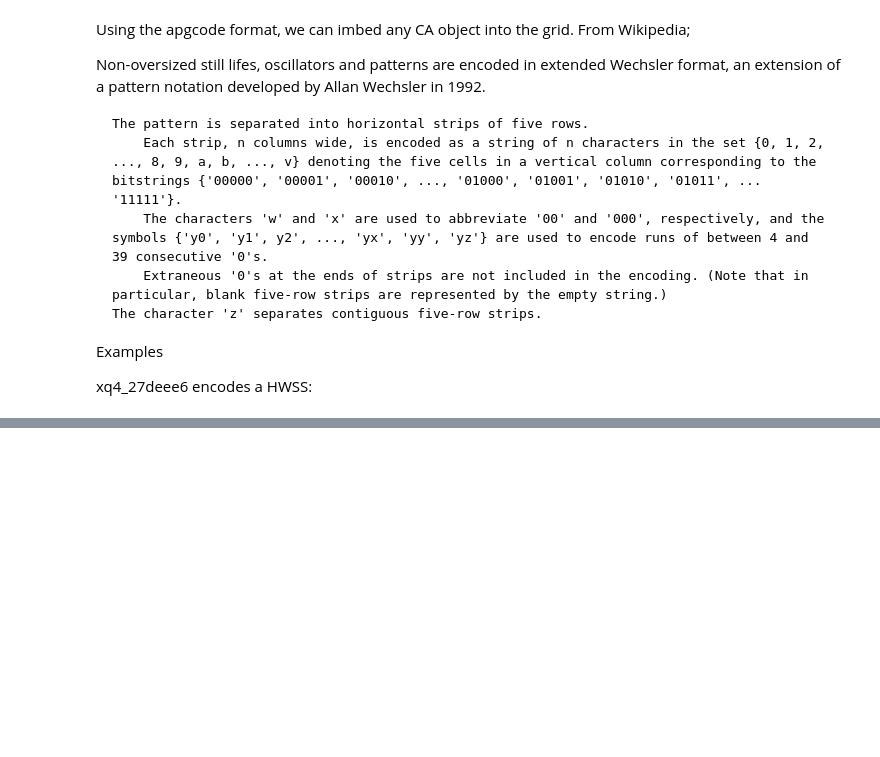
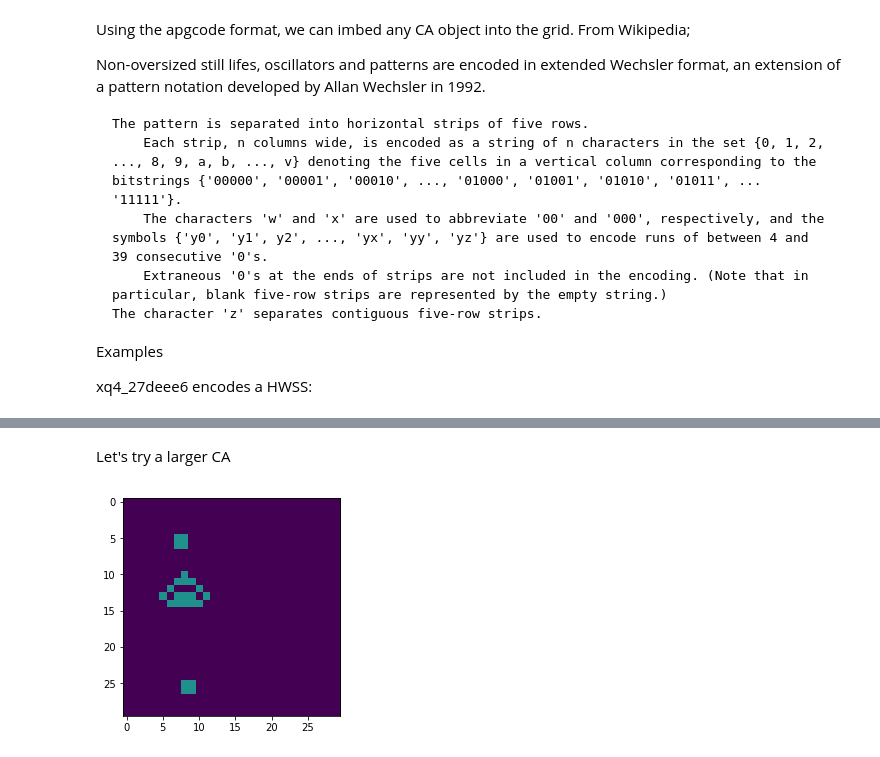
Before and after one commit to infophysics/Automata, a Jupyter notebook: GameOfLife.ipynb, the cells around one changed output, grey strips where cells are left out. Cells and saved outputs as stored; diff of their text form; code cells hidden in the pictures; blank space fills up the shorter version.

```diff
--- a/GameOfLife.ipynb
+++ b/GameOfLife.ipynb
@@ -80,0 +92,10 @@ AttributeError: 'automata.automata.Conway' object has no attribute 'getCells'
+# %% [markdown]
+Let's try a larger CA
+# %%
+# set up a queen bee initialization
+ca = Conway("B3/S23/2", 30, 1, .37, 100)
+ca.initializeTwoDimensionalEmptyCells()
+ca.placeObject("xp30_w33z8kqrqk8zzzx33", 5, 5, True)
+CA.display_state(ca.getState())
+# %% [output]
+[figure, added]
```
Also changed, not shown: parts of 8 cells of this notebook.
